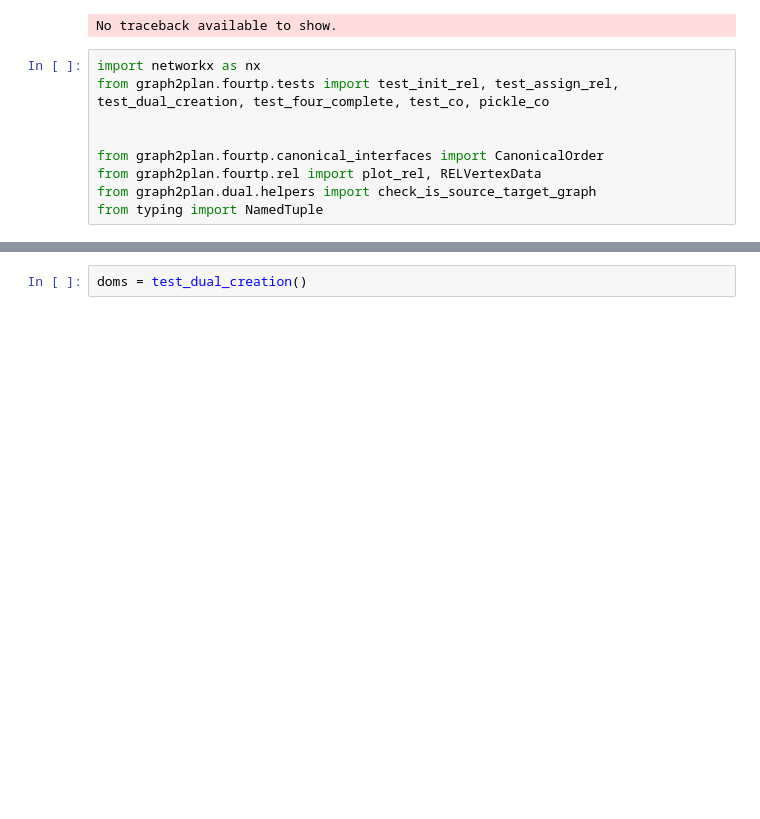
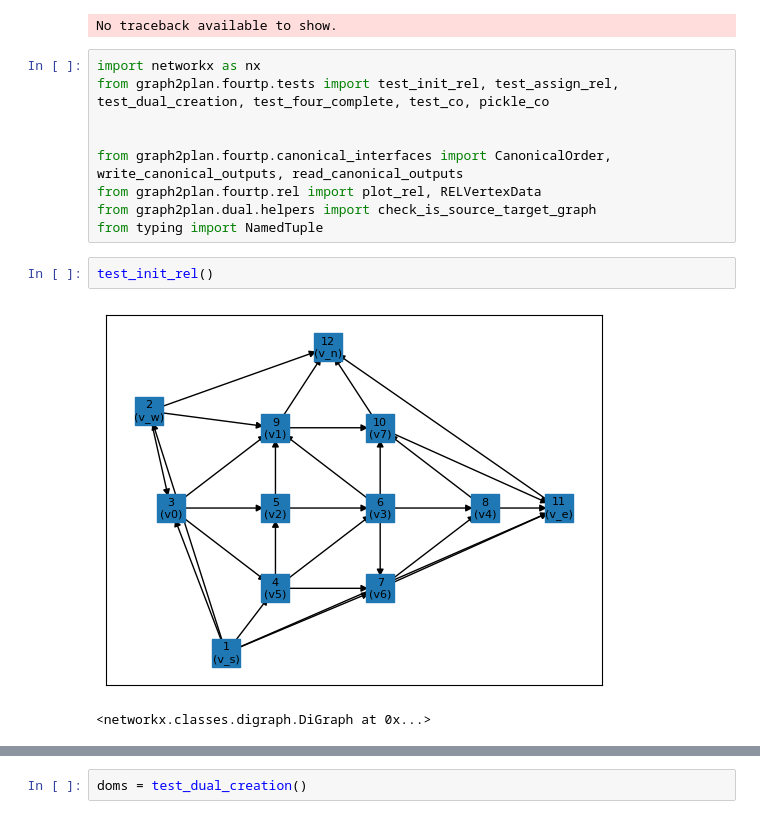
Before and after one commit to juliet29/graph2plan, a Jupyter notebook: notebooks/03_1_draw_four_complete.ipynb, the cells around one changed output, grey strips where cells are left out. Drawn from its saved outputs; the diff is of its cells as text; blank space fills up the shorter version.

```diff
--- a/notebooks/03_1_draw_four_complete.ipynb
+++ b/notebooks/03_1_draw_four_complete.ipynb
@@ -9,7 +9,12 @@ import networkx as nx
 from graph2plan.fourtp.tests import test_init_rel, test_assign_rel, test_dual_creation, test_four_complete, test_co, pickle_co
 
 
-from graph2plan.fourtp.canonical_interfaces import CanonicalOrder
+from graph2plan.fourtp.canonical_interfaces import CanonicalOrder, write_canonical_outputs, read_canonical_outputs
 from graph2plan.fourtp.rel import plot_rel, RELVertexData
 from graph2plan.dual.helpers import check_is_source_target_graph
 from typing import NamedTuple
+# %%
+test_init_rel()
+# %% [output]
+[figure, added]
+<networkx.classes.digraph.DiGraph at 0x...>
```
Also changed, not shown: parts of 16 cells of this notebook, 9 other files.
